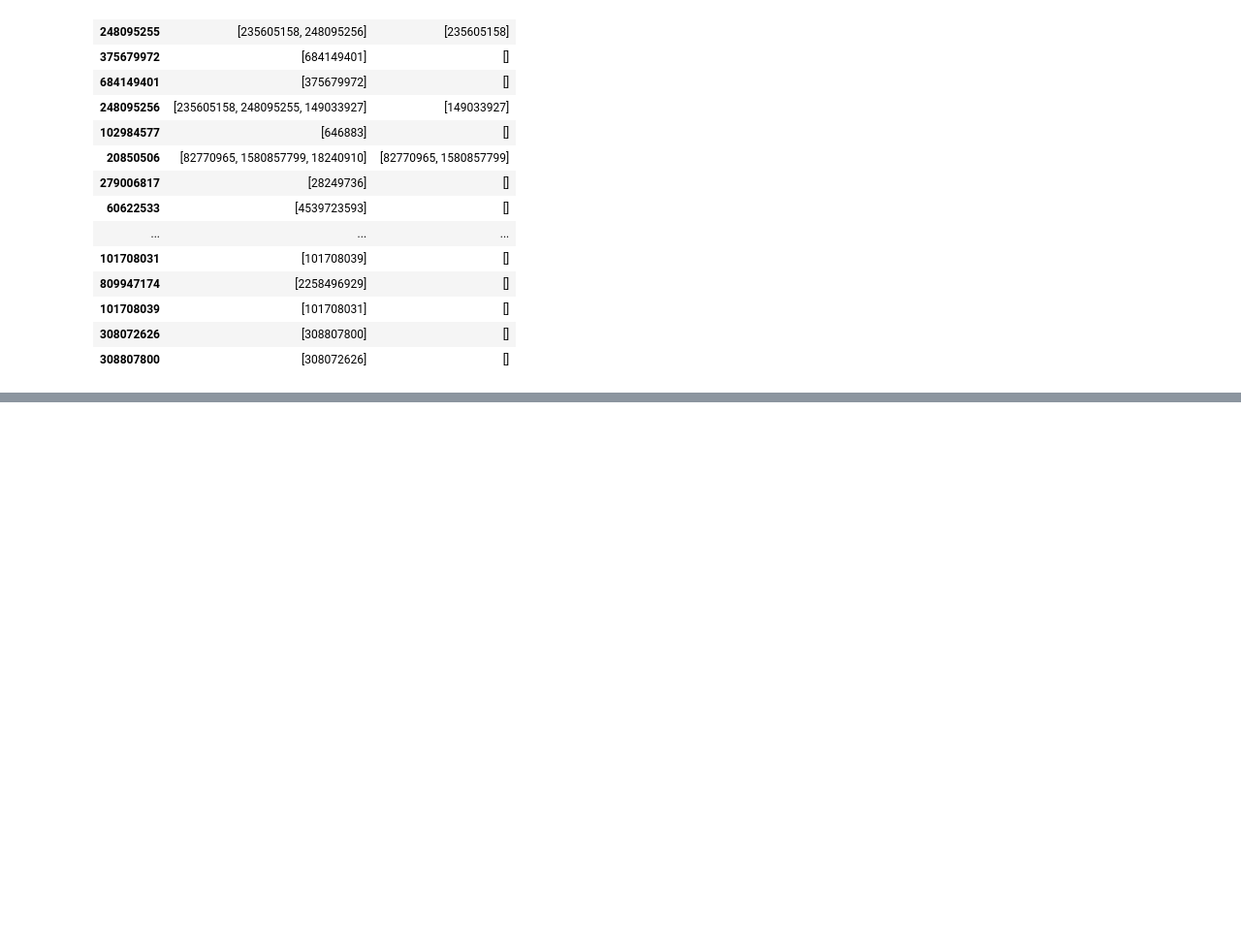
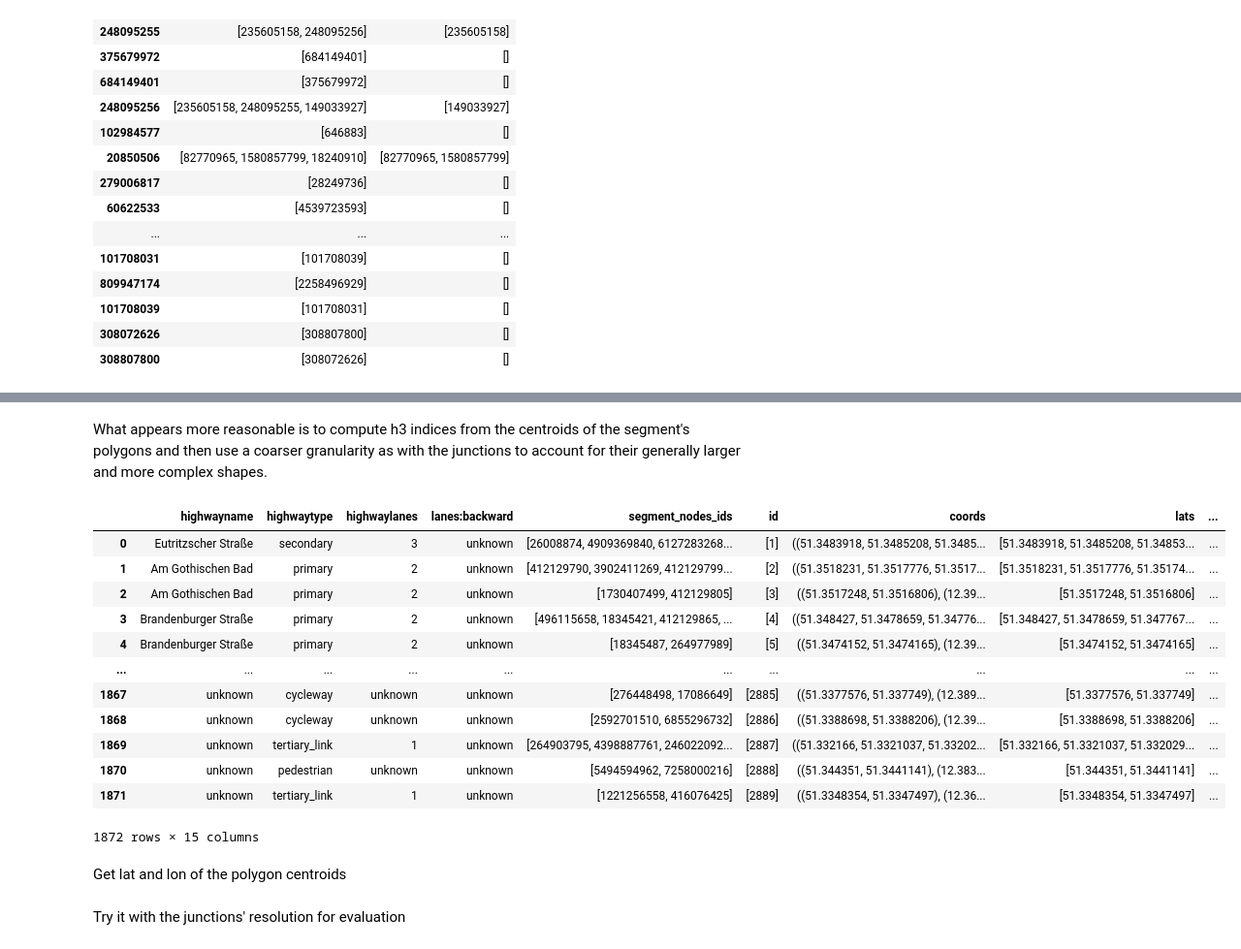
Before and after one commit to simra-project/osmPreparation, a Jupyter notebook: playground/h3.ipynb, the cells around one changed output, grey strips where cells are left out. Shown: that part at 97% size. Saved outputs shown, nothing was run; the diff lists cells and outputs as text; code cells hidden in the pictures; blank space fills up the shorter version.

Commit message:
implemented h3 strategy for neighbour searching in segments submodule
remove pickled data set used for experimentation

```diff
--- a/playground/h3.ipynb
+++ b/playground/h3.ipynb
@@ -265,0 +272,22 @@ Self = H3, Other = Old Strategy
+# %% [markdown]
+What appears more reasonable is to compute h3 indices from the centroids of the segment's polygons and then use a coarser granularity as with the junctions to account for their generally larger and more complex shapes.
+# %%
+segs4h3eval = pd.read_pickle("segs4h3eval")
+# %%
+segs4h3eval
+# %% [output]
+|  | highwayname | highwaytype | highwaylanes | lanes:backward | segment_nodes_ids | id | coords | lats | ... |
+| 0 | Eutritzscher Straße | secondary | 3 | unknown | [26008874, 4909369840, 6127283268... | [1] | ((51.3483918, 51.3485208, 51.3485... | [51.3483918, 51.3485208, 51.34853... | ... |
+| 1 | Am Gothischen Bad | primary | 2 | unknown | [412129790, 3902411269, 412129799... | [2] | ((51.3518231, 51.3517776, 51.3517... | [51.3518231, 51.3517776, 51.35174... | ... |
+| 2 | Am Gothischen Bad | primary | 2 | unknown | [1730407499, 412129805] | [3] | ((51.3517248, 51.3516806), (12.39... | [51.3517248, 51.3516806] | ... |
+| 3 | Brandenburger Straße | primary | 2 | unknown | [496115658, 18345421, 412129865, ... | [4] | ((51.348427, 51.3478659, 51.34776... | [51.348427, 51.3478659, 51.347767... | ... |
+| 4 | Brandenburger Straße | primary | 2 | unknown | [18345487, 264977989] | [5] | ((51.3474152, 51.3474165), (12.39... | [51.3474152, 51.3474165] | ... |
+| ... | ... | ... | ... | ... | ... | ... | ... | ... | ... |
+| 1867 | unknown | cycleway | unknown | unknown | [276448498, 17086649] | [2885] | ((51.3377576, 51.337749), (12.389... | [51.3377576, 51.337749] | ... |
+| 1868 | unknown | cycleway | unknown | unknown | [2592701510, 6855296732] | [2886] | ((51.3388698, 51.3388206), (12.39... | [51.3388698, 51.3388206] | ... |
+| 1869 | unknown | tertiary_link | 1 | unknown | [264903795, 4398887761, 246022092... | [2887] | ((51.332166, 51.3321037, 51.33202... | [51.332166, 51.3321037, 51.332029... | ... |
+| 1870 | unknown | pedestrian | unknown | unknown | [5494594962, 7258000216] | [2888] | ((51.344351, 51.3441141), (12.383... | [51.344351, 51.3441141] | ... |
+| 1871 | unknown | tertiary_link | 1 | unknown | [1221256558, 416076425] | [2889] | ((51.3348354, 51.3347497), (12.36... | [51.3348354, 51.3347497] | ... |
+1872 rows × 15 columns
+# %% [markdown]
+Get lat and lon of the polygon centroids
@@ -265,0 +298,2 @@ Self = H3, Other = Old Strategy
+# %% [markdown]
+Try it with the junctions' resolution for evaluation
```
Also changed, not shown: parts of 18 cells of this notebook, 2 other files.
